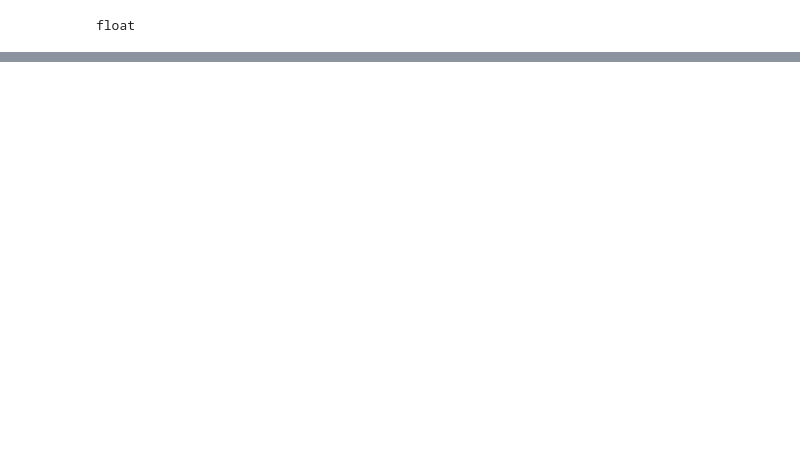
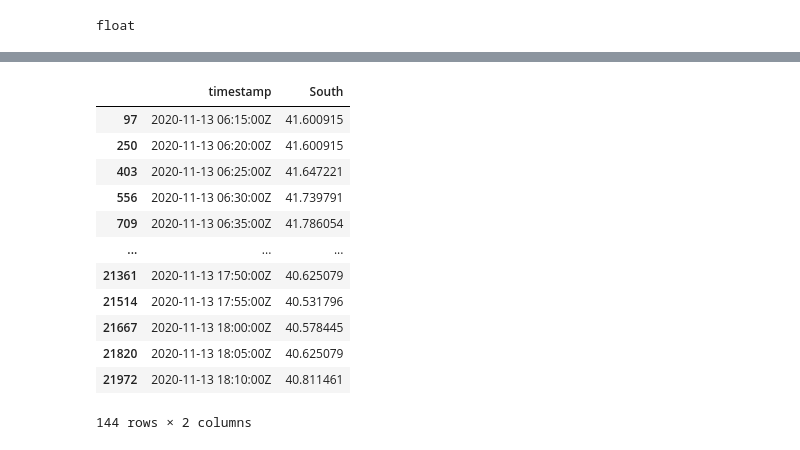
Before and after one commit to achintyaakumar/orchardWatch, a Jupyter notebook: api/data.ipynb, the cells around one changed output, grey strips where cells are left out. Cells and saved outputs as stored; diff of their text form; code cells hidden in the pictures; blank space fills up the shorter version.

```diff
--- a/api/data.ipynb
+++ b/api/data.ipynb
@@ -85,0 +161,20 @@ df.loc[df['sensor_sn'] == "20684342-1"]
+# %%
+#Temperature air South
+tempS12 = df.loc[df['sensor_sn'] == "20692768-1"]
+tempS12 = tempS12[['timestamp','us_value']]
+tempS12 = tempS12.rename(columns={"us_value": "South"})
+tempS12
+# %% [output]
+|  | timestamp | South |
+| 97 | 2020-11-13 06:15:00Z | 41.600915 |
+| 250 | 2020-11-13 06:20:00Z | 41.600915 |
+| 403 | 2020-11-13 06:25:00Z | 41.647221 |
+| 556 | 2020-11-13 06:30:00Z | 41.739791 |
+| 709 | 2020-11-13 06:35:00Z | 41.786054 |
+| ... | ... | ... |
+| 21361 | 2020-11-13 17:50:00Z | 40.625079 |
+| 21514 | 2020-11-13 17:55:00Z | 40.531796 |
+| 21667 | 2020-11-13 18:00:00Z | 40.578445 |
+| 21820 | 2020-11-13 18:05:00Z | 40.625079 |
+| 21972 | 2020-11-13 18:10:00Z | 40.811461 |
+144 rows × 2 columns
```
Also changed, not shown: parts of 8 cells of this notebook, 7 other files.
